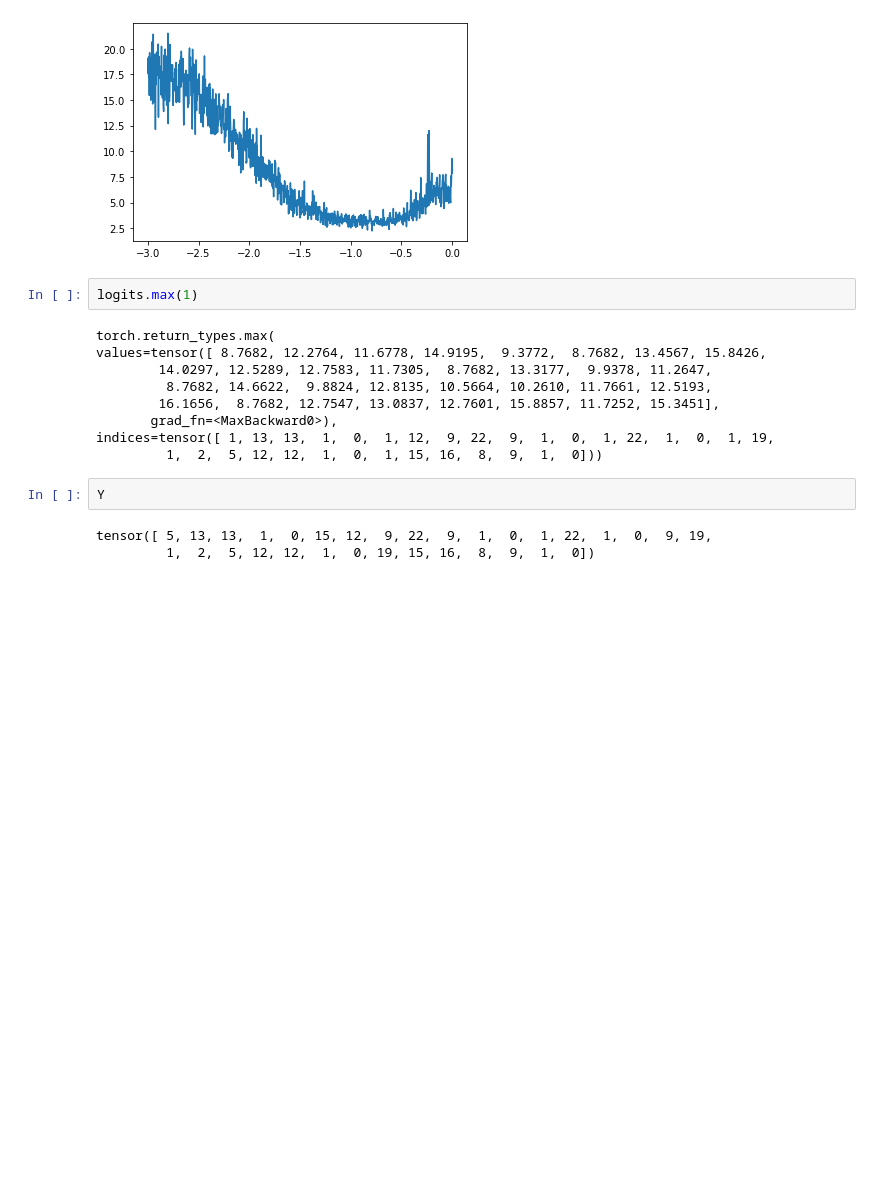
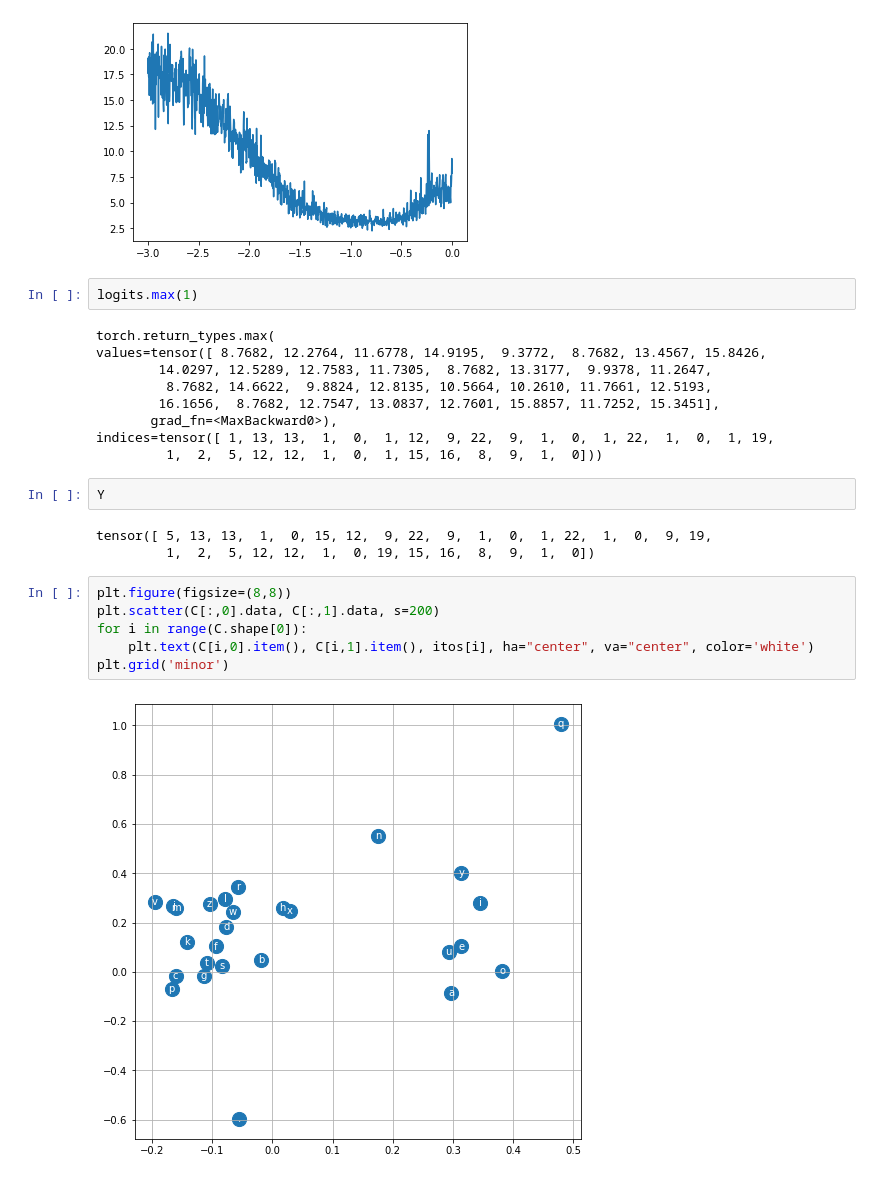
Before and after one commit to orb-277/AndrejKarpathy, a Jupyter notebook: makemore/makemor2.ipynb, the cells around one changed output. Cells and saved outputs as stored; diff of their text form; blank space fills up the shorter version.

```diff
--- a/makemore/makemor2.ipynb
+++ b/makemore/makemor2.ipynb
@@ -197,3 +197,11 @@ Y
 # %% [output]
 tensor([ 5, 13, 13,  1,  0, 15, 12,  9, 22,  9,  1,  0,  1, 22,  1,  0,  9, 19,
          1,  2,  5, 12, 12,  1,  0, 19, 15, 16,  8,  9,  1,  0])
+# %%
+plt.figure(figsize=(8,8))
+plt.scatter(C[:,0].data, C[:,1].data, s=200)
+for i in range(C.shape[0]):
+    plt.text(C[i,0].item(), C[i,1].item(), itos[i], ha="center", va="center", color='white')
+plt.grid('minor')
+# %% [output]
+[figure, added]
```
Also changed, not shown: 1 other file.
